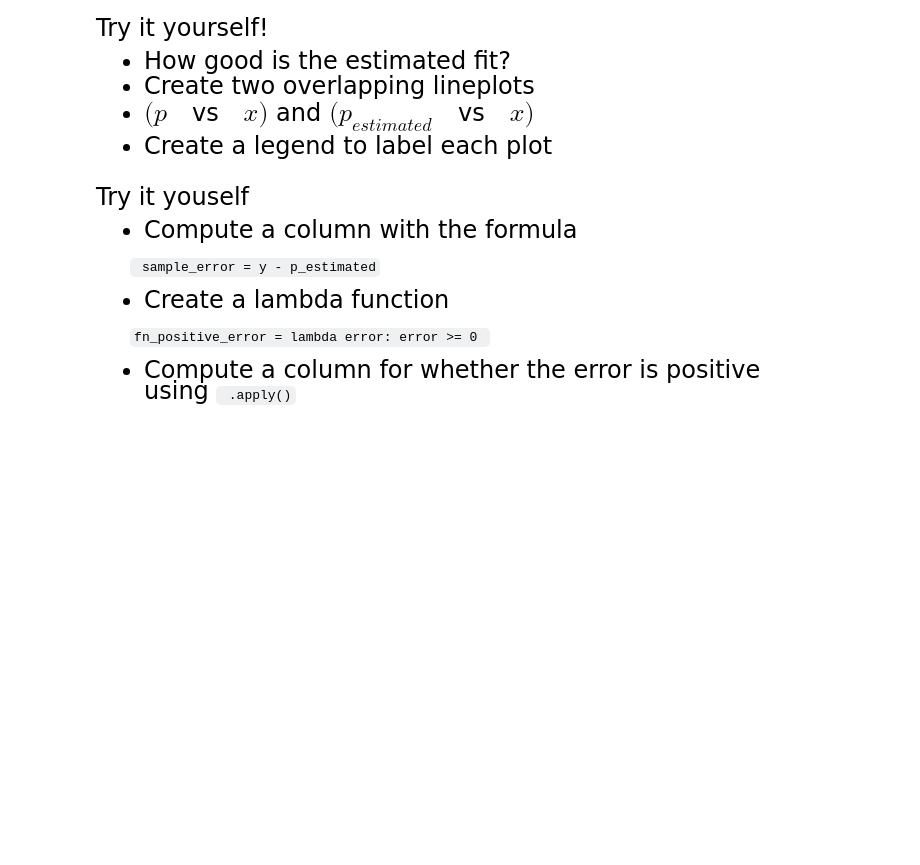
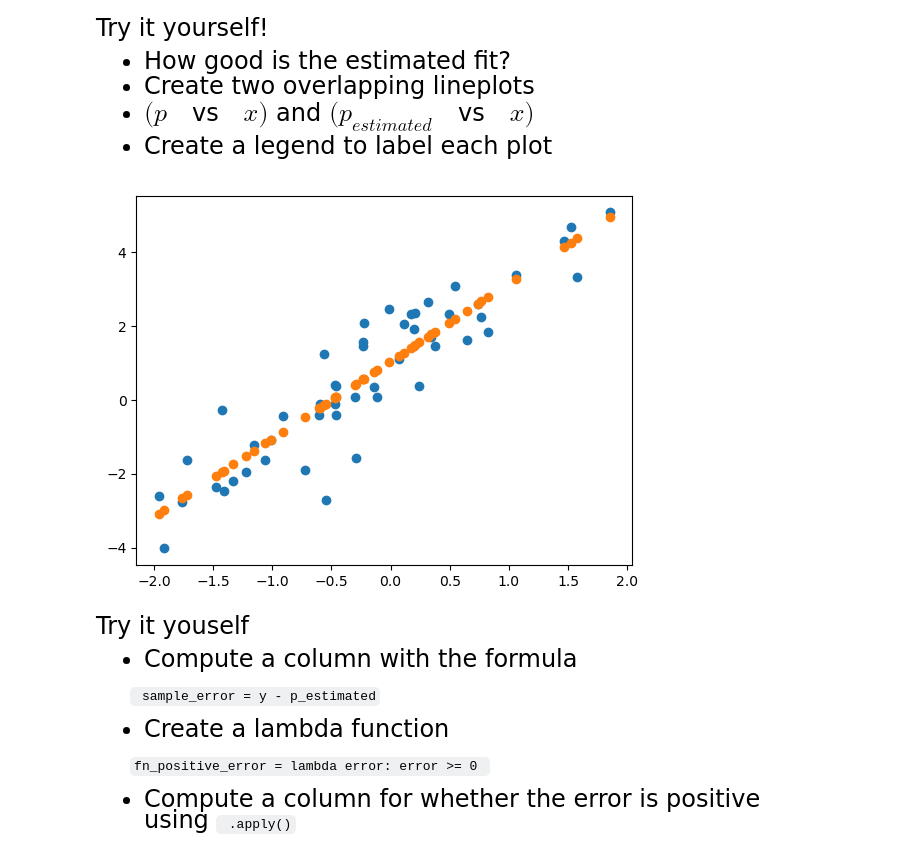
Before and after one commit to JeffreyZhous/qtm151spring2024, a Jupyter notebook: lecture_11/lecture_11 - Linear Regression.ipynb, the cells around one changed output. Cells and saved outputs as stored; diff of their text form; code cells hidden in the pictures; blank space fills up the shorter version.

```diff
--- a/lecture_11/lecture_11 - Linear Regression.ipynb
+++ b/lecture_11/lecture_11 - Linear Regression.ipynb
@@ -273,3 +271,10 @@ Try it yourself!
+# %%
+# Write your own code
+plt.scatter(x = dataset["x"],y = dataset["y"])
+plt.scatter(dataset["x"], dataset["p_estimated"])
+plt.show()
+# %% [output]
+[figure, added]
 # %% [markdown]
 <font size = "5">
 
```
Also changed, not shown: parts of 4 cells of this notebook, 2 other files.
